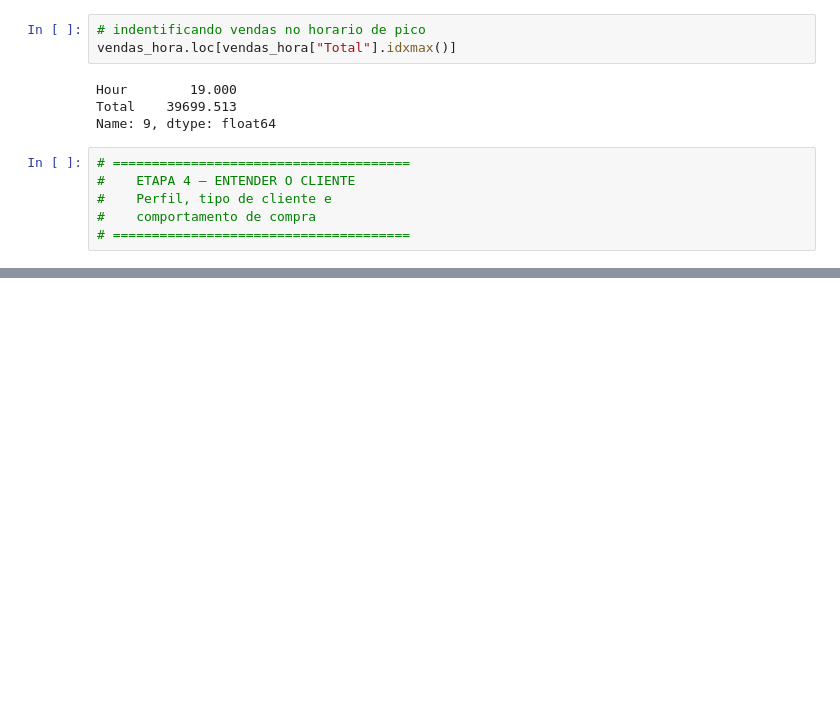
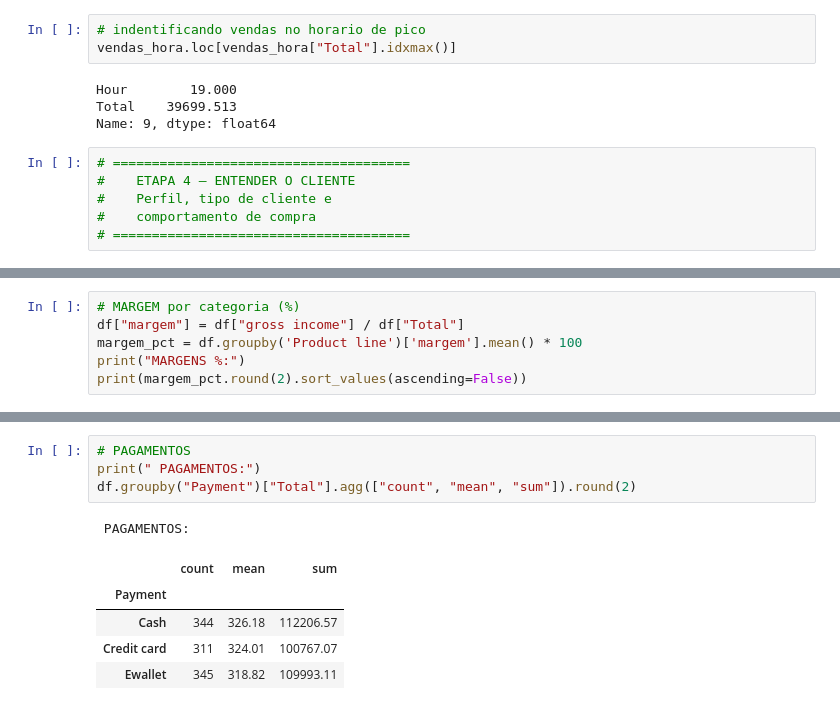
Before and after one commit to wellingtonvinicius/analise-vendas-supermercado, a Jupyter notebook: Projeto/analise_mercado.ipynb, the cells around one changed output, grey strips where cells are left out. Cells and saved outputs as stored; diff of their text form; blank space fills up the shorter version.

```diff
--- a/Projeto/analise_mercado.ipynb
+++ b/Projeto/analise_mercado.ipynb
@@ -413,0 +451,6 @@ Name: 9, dtype: float64
+# %%
+# MARGEM por categoria (%)
+df["margem"] = df["gross income"] / df["Total"]
+margem_pct = df.groupby('Product line')['margem'].mean() * 100
+print("MARGENS %:")
+print(margem_pct.round(2).sort_values(ascending=False))
@@ -413,0 +467,11 @@ Name: 9, dtype: float64
+# %%
+# PAGAMENTOS
+print(" PAGAMENTOS:")
+df.groupby("Payment")["Total"].agg(["count", "mean", "sum"]).round(2)
+# %% [output]
+ PAGAMENTOS:
+|  | count | mean | sum |
+| Payment |  |  |  |
+| Cash | 344 | 326.18 | 112206.57 |
+| Credit card | 311 | 324.01 | 100767.07 |
+| Ewallet | 345 | 318.82 | 109993.11 |
```
Also changed, not shown: parts of 16 cells of this notebook, 5 other files.
